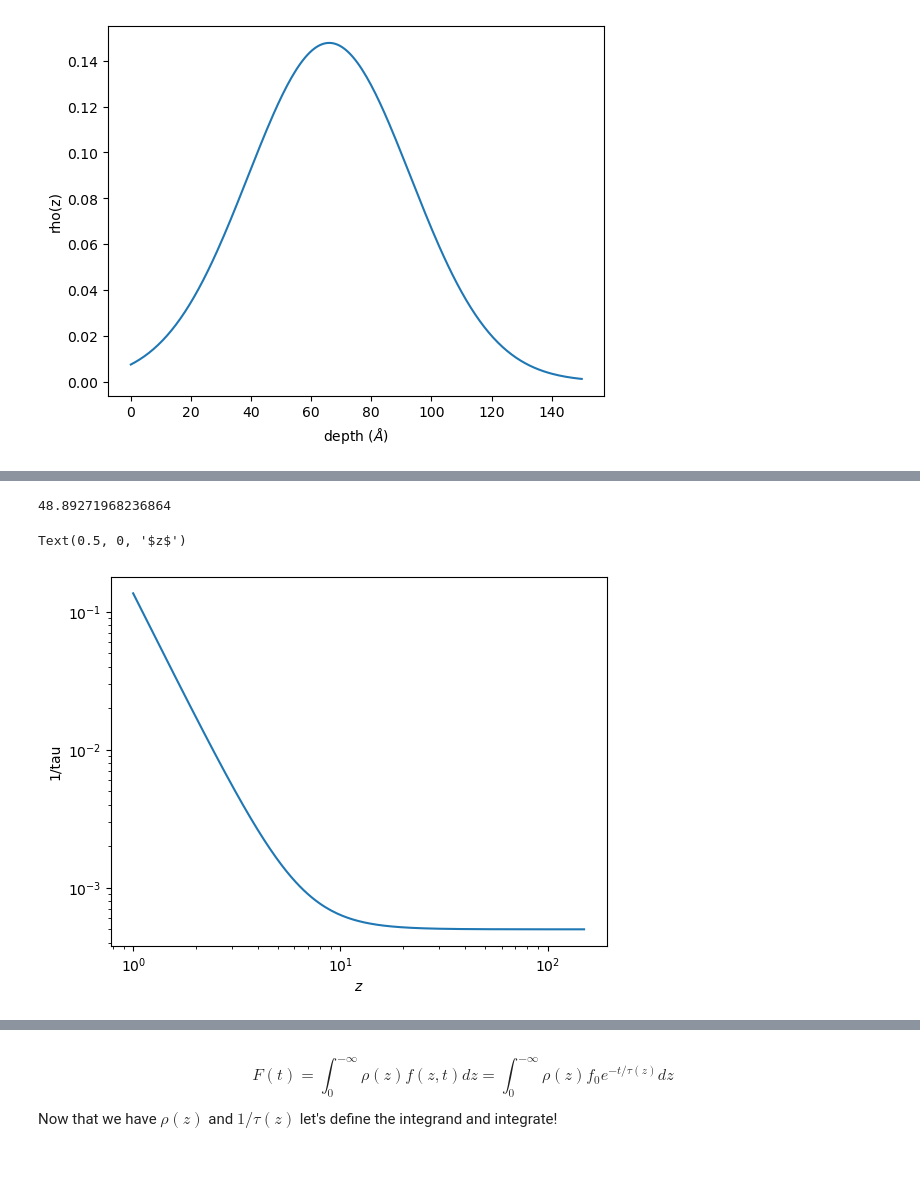
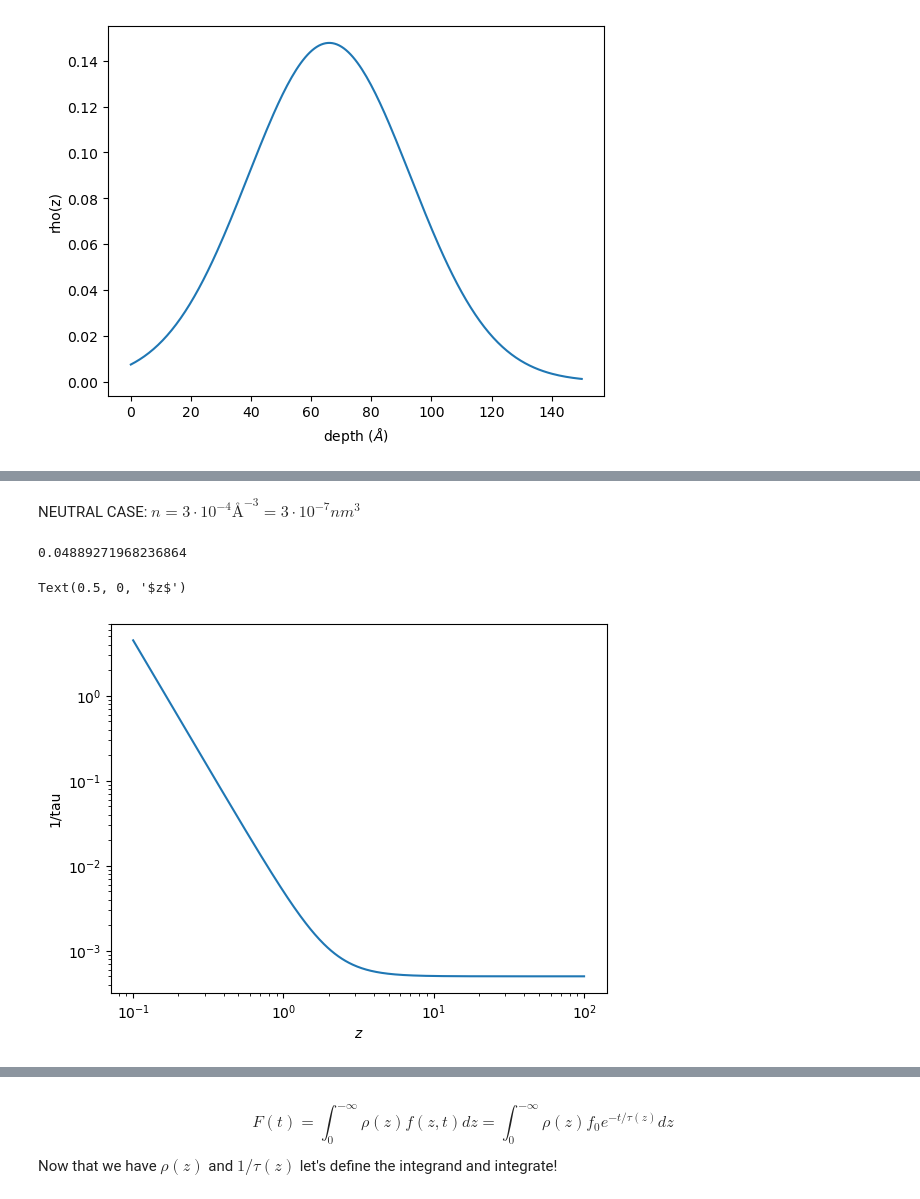
Before and after one commit to giusSacco/Thesis, a Jupyter notebook: Code/RACF/numerical_integral.ipynb, the cells around one changed output, grey strips where cells are left out. Saved outputs shown, nothing was run; the diff lists cells and outputs as text; code cells hidden in the pictures; blank space fills up the shorter version.

```diff
--- a/Code/RACF/numerical_integral.ipynb
+++ b/Code/RACF/numerical_integral.ipynb
@@ -32,8 +36,9 @@ assisted processes are the main causes of longitudinal spin relaxation at room t
 
 => $1/T_1^{int} = 1/(2ms) = 0.5*10^3 Hz$
 # %%
+# Define one over tau
 A = -5.492940828862188
 gamma_e = 176.0810   # GHz T^-1
 D = 2.87         #GHz
 def one_over_tau(z, *,tau_c, n, one_over_T_1_int = .5e-3):
-    return one_over_T_1_int +  (n/z**3) * ((gamma_e**2)*(A**2)*np.pi)*tau_c/(1+(2*np.pi*D*tau_c)**2)
+    return one_over_T_1_int +  (n/z**3) * ((gamma_e**2)*(A**2)*np.pi*tau_c)/(1+(2*np.pi*D*tau_c)**2)
@@ -43,14 +45,23 @@ n = 0.0003 # Å^-3
+# %% [markdown]
+NEUTRAL CASE:
+$n = 3 \cdot 10^{-4} Å^{-3} = 3 \cdot 10^{-7} nm^3$
+# %%
+# NEUTRAL CASE
+n = 3e-7 # nm^3
 # %%
-n*((gamma_e**2)*(A**2)*np.pi)/(2*np.pi*D)        # GHz
+# Check the values with the one in the report
+n*((gamma_e**2)*(A**2)*np.pi)/(2*np.pi*D)        # GHz nm^-3
 # %% [output]
-48.89271968236864
+0.04889271968236864
 # %%
-z_values = np.linspace(1, 150, 500)
-plt.plot(z_values, one_over_tau(z_values, tau_c = 20, n = n))
+# Plot 1/tau(z)
+z_values = np.logspace(-1, 2, 500)
+
+plt.plot(z_values, one_over_tau(z_values, tau_c = .6, n = n))
 plt.yscale('log')
 plt.xscale('log')
 plt.ylabel('1/tau')
 plt.xlabel('$z$')
 # %% [output]
 Text(0.5, 0, '$z$')
-[figure, old version]
+[figure, new version]
```
Also changed, not shown: parts of 30 cells of this notebook.
